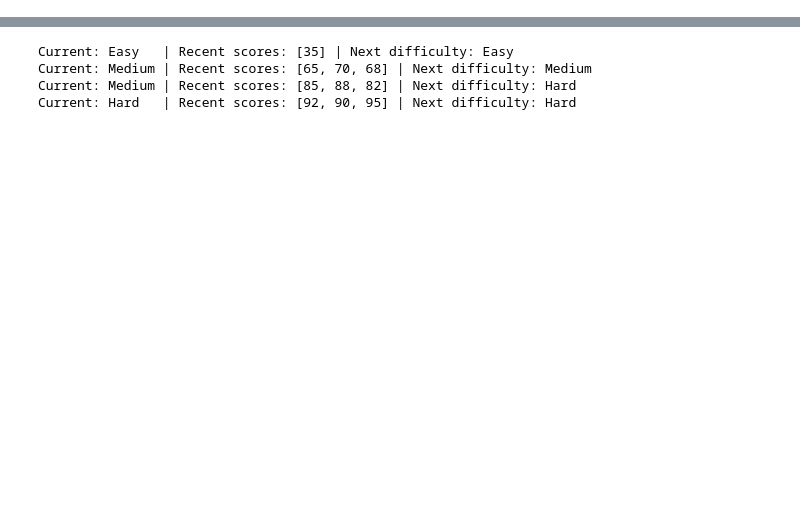
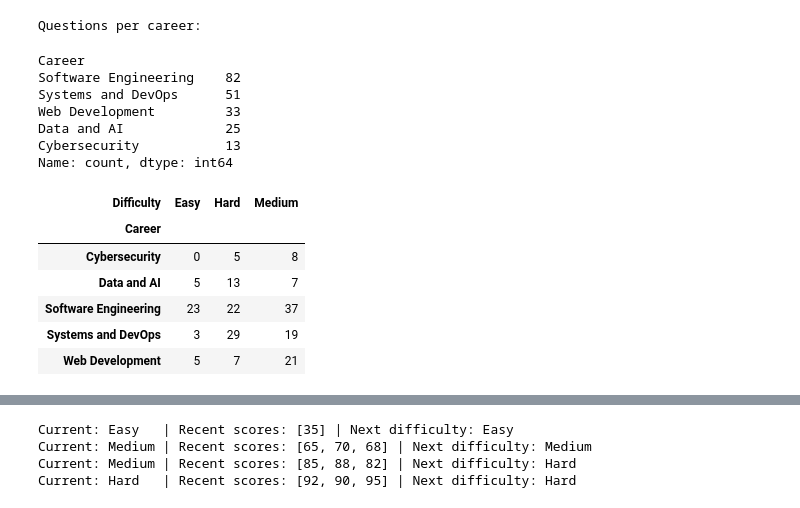
Before and after one commit to Maxowino/SemProject_MLEngine, a Jupyter notebook: KNN_model.ipynb, the cells around one changed output, grey strips where cells are left out. Cells and saved outputs as stored; diff of their text form; code cells hidden in the pictures; blank space fills up the shorter version.

```diff
--- a/KNN_model.ipynb
+++ b/KNN_model.ipynb
@@ -108,3 +108,48 @@ Name: count, dtype: int64
+# %%
+# Group the 30 categories into careers, so the app's career selector has something to filter on
+CAREER_MAP = {
+    "Software Engineering": [
+        "General Programming", "General Program", "Programming Fundamentals",
+        "Object-Oriented Programming", "Software Engineering", "Software Testing",
+        "Version Control", "Software Development Tools", "Languages and Frameworks",
+        "Data Structures", "Algorithms", "Data Structures and Algorithms",
+    ],
+    "Web Development": ["Front-end", "Back-end", "Full-stack", "Web Development", "Networking and Web"],
+    "Systems and DevOps": ["DevOps", "System Design", "Distributed Systems", "Networking",
+                           "Low-level Systems", "Operating Systems"],
+    "Data and AI": ["Database and SQL", "Databases", "Database Systems", "Data Engineering",
+                    "Machine Learning", "Artificial Intelligence"],
+    "Cybersecurity": ["Security"],
+}
+category_to_career = {cat: career for career, cats in CAREER_MAP.items() for cat in cats}
+
+# Fix the "General Program" typo, then add the Career column
+knn_df["Category"] = knn_df["Category"].replace({"General Program": "General Programming"})
+knn_df["Career"] = knn_df["Category"].map(category_to_career)
+
+unmapped = knn_df.loc[knn_df["Career"].isna(), "Category"].unique()
+if len(unmapped):
+    raise ValueError(f"Add these categories to CAREER_MAP: {list(unmapped)}")
+
+print("Questions per career:")
+display(knn_df["Career"].value_counts())
+display(pd.crosstab(knn_df["Career"], knn_df["Difficulty"]))
+# %% [output]
+Questions per career:
+Career
+Software Engineering    82
+Systems and DevOps      51
+Web Development         33
+Data and AI             25
+Cybersecurity           13
+Name: count, dtype: int64
+| Difficulty | Easy | Hard | Medium |
+| Career |  |  |  |
+| Cybersecurity | 0 | 5 | 8 |
+| Data and AI | 5 | 13 | 7 |
+| Software Engineering | 23 | 22 | 37 |
+| Systems and DevOps | 3 | 29 | 19 |
+| Web Development | 5 | 7 | 21 |
 # %%
 %pip install scikit-learn joblib
 # %% [output]
```
Also changed, not shown: parts of 24 cells of this notebook, 4 other files.
